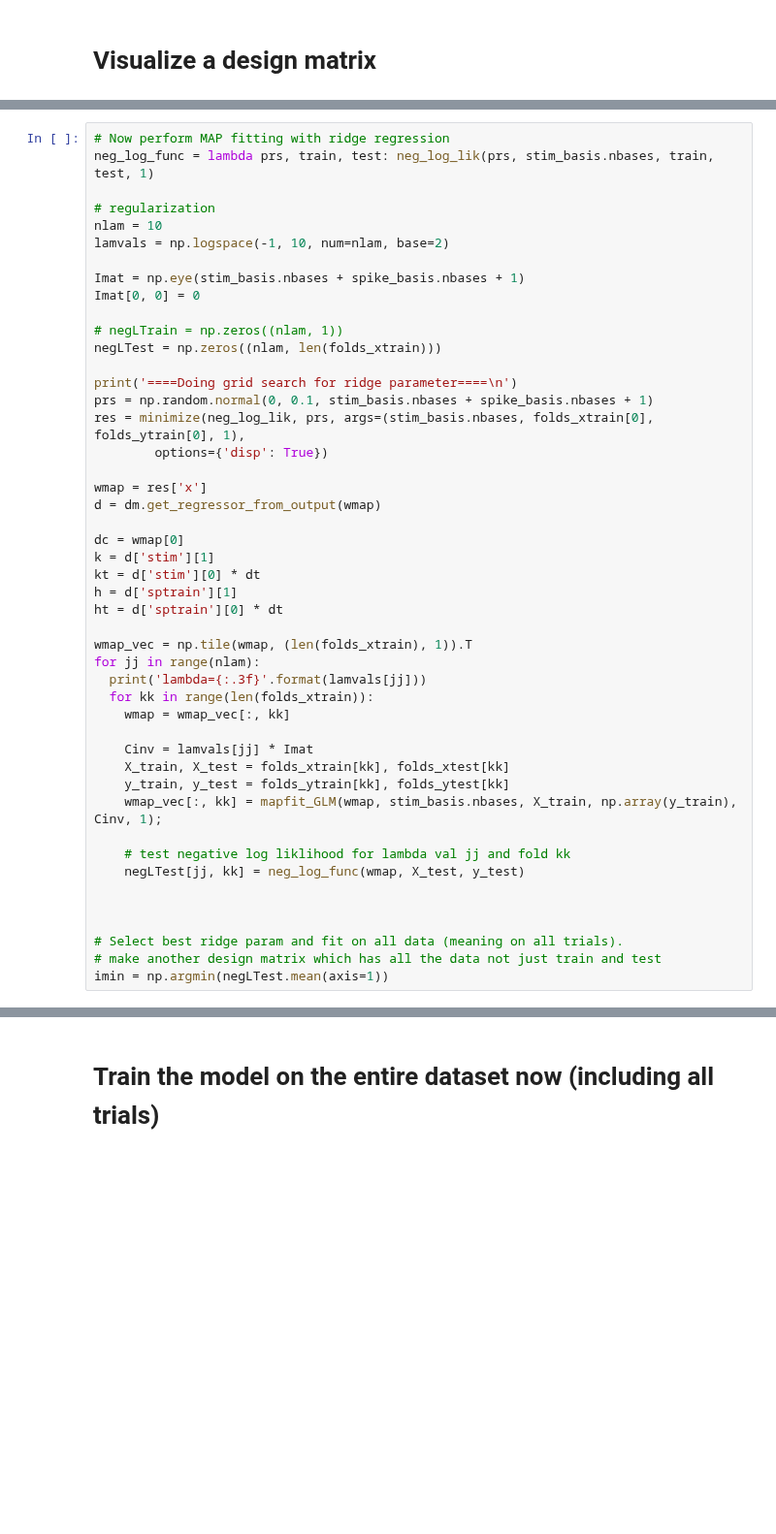
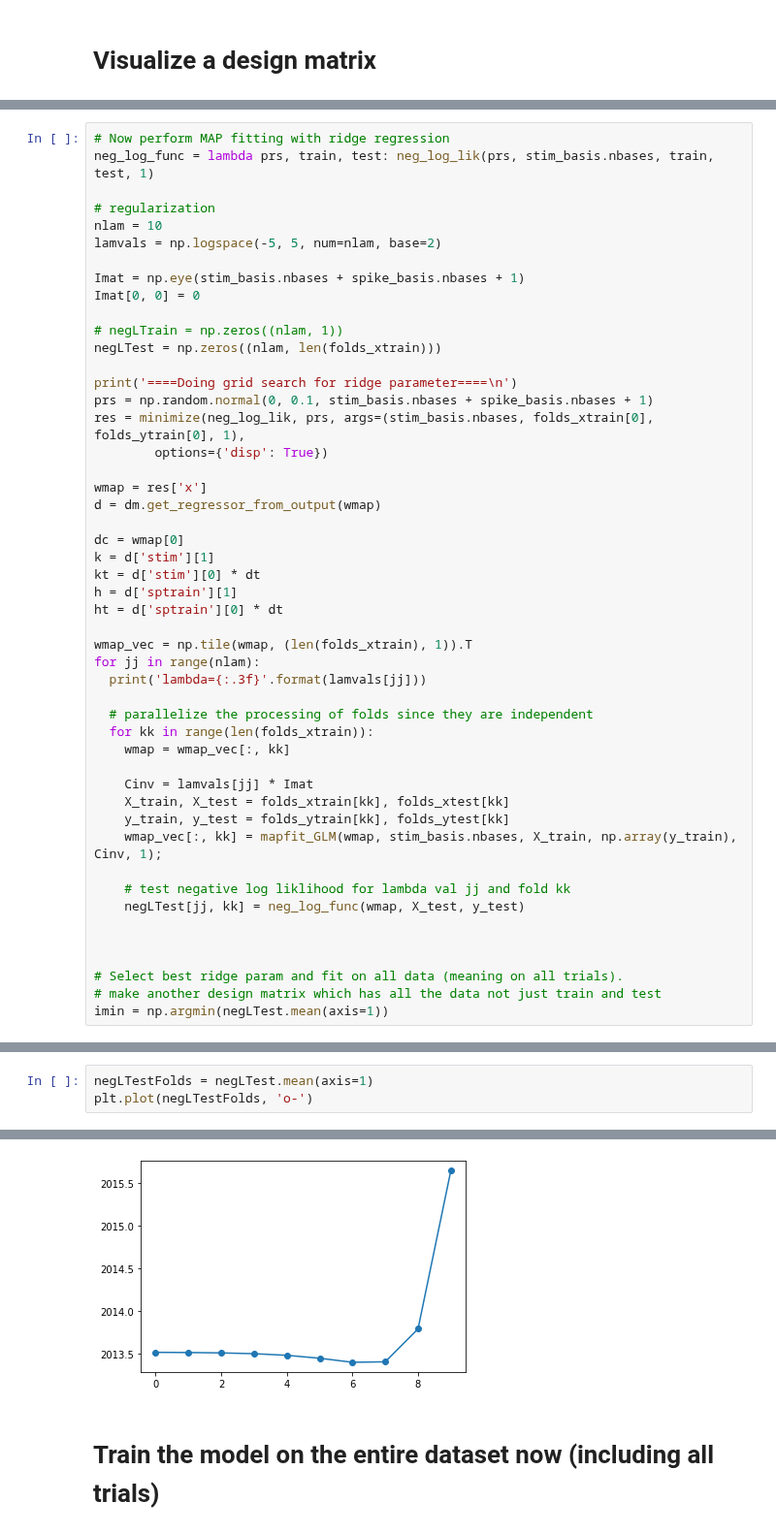
Before and after one commit to davidfox87/neuro_encoding_models, a Jupyter notebook: fitting_spike_train_tutorial.ipynb, the cells around one changed output, grey strips where cells are left out. Shown at 97% size. Saved outputs shown, nothing was run; the diff lists cells and outputs as text; blank space fills up the shorter version.

```diff
--- a/fitting_spike_train_tutorial.ipynb
+++ b/fitting_spike_train_tutorial.ipynb
@@ -250,7 +261,7 @@ neg_log_func = lambda prs, train, test: neg_log_lik(prs, stim_basis.nbases, trai
 
 # regularization
 nlam = 10
-lamvals = np.logspace(-1, 10, num=nlam, base=2)
+lamvals = np.logspace(-5, 5, num=nlam, base=2)
 
 Imat = np.eye(stim_basis.nbases + spike_basis.nbases + 1)
 Imat[0, 0] = 0
@@ -275,6 +286,8 @@ ht = d['sptrain'][0] * dt
 wmap_vec = np.tile(wmap, (len(folds_xtrain), 1)).T
 for jj in range(nlam):
   print('lambda={:.3f}'.format(lamvals[jj]))
+
+  # parallelize the processing of folds since they are independent
   for kk in range(len(folds_xtrain)):
     wmap = wmap_vec[:, kk]
 
@@ -293,0 +359,4 @@ imin = np.argmin(negLTest.mean(axis=1))
+# %%
+negLTestFolds = negLTest.mean(axis=1)
+plt.plot(negLTestFolds, 'o-')
+# %% [output]
@@ -294,3 +364,4 @@ imin = np.argmin(negLTest.mean(axis=1))
+[figure, added]
 # %% [markdown]
 # Train the model on the entire dataset now (including all trials)
 # %%
```
Also changed, not shown: parts of 10 cells of this notebook.
